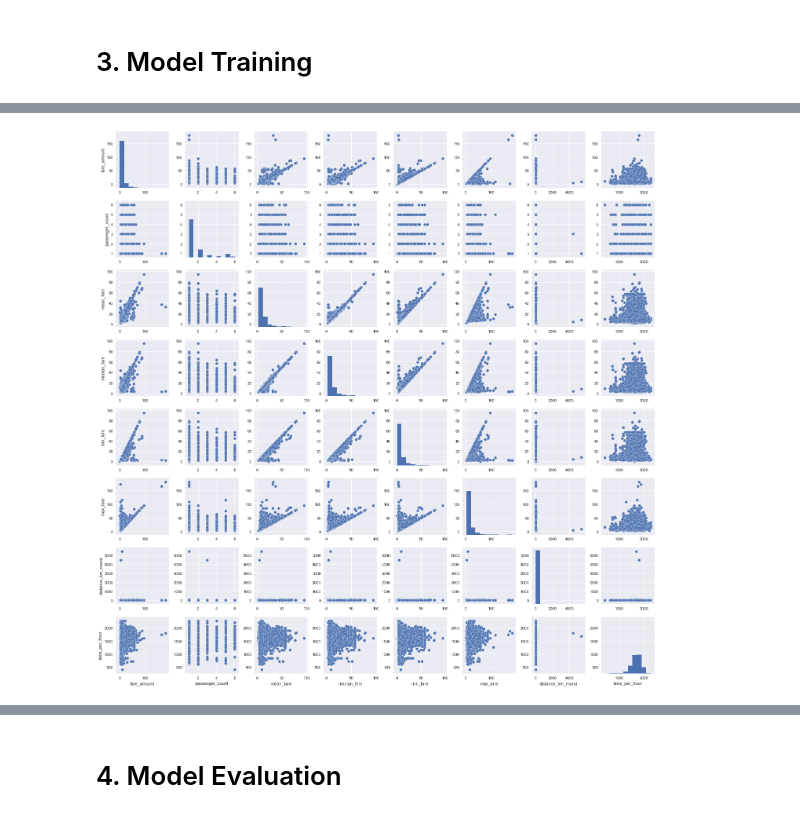
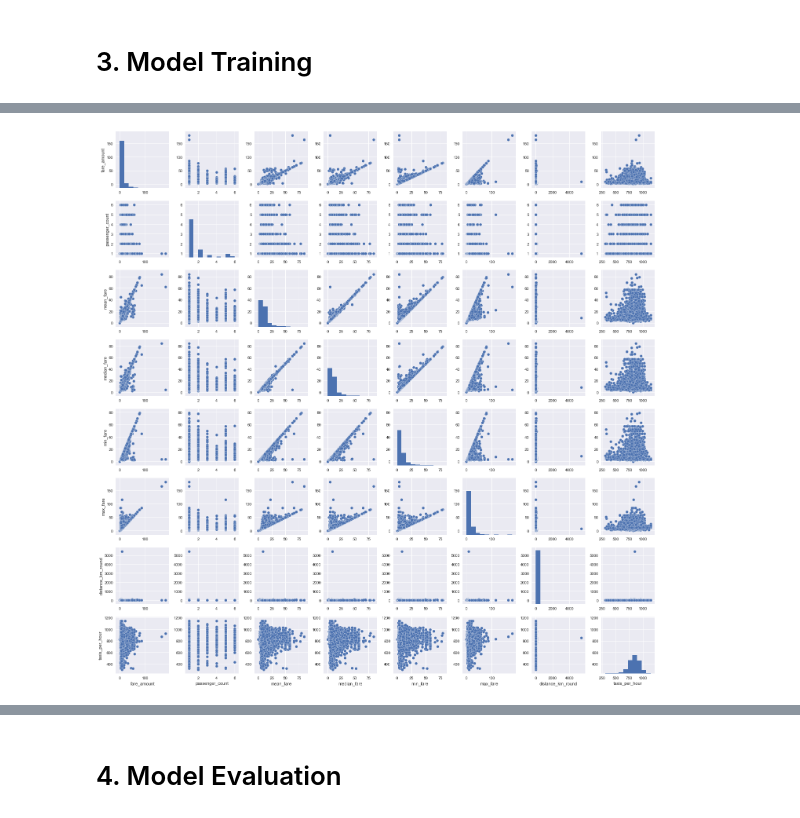
Before and after one commit to karlphillip/DataScience, a Jupyter notebook: Capstone Project3/2_regression.ipynb, the cells around one changed output, grey strips where cells are left out. Saved outputs shown, nothing was run; the diff lists cells and outputs as text; code cells hidden in the pictures.

```diff
--- a/Capstone Project3/2_regression.ipynb
+++ b/Capstone Project3/2_regression.ipynb
@@ -141,6 +170,6 @@ def add_distance(df):
 # %%
-# Add geographical feature
-def add_geo_feature(df):
+# Add geographical distance as feature
+def add_geo_diff(df):
     df['lon_diff'] = df['dropoff_longitude'] - df['pickup_longitude']
     df['lat_diff'] = df['dropoff_latitude']  - df['pickup_latitude']
     return df
@@ -170,15 +199,13 @@ def add_cost_per_km(df):
 # %%
 %%time
 
-# train_df = get_clean_dataframe(2000000) # loads 2M rows
-train_df = get_clean_dataframe(4000000) # loads 4M rows
+train_df = get_clean_dataframe(2000000) # loads 2M rows
+# train_df = get_clean_dataframe(4000000) # loads 4M rows
 
 train_df = add_calendar(train_df)
 train_df = add_distance(train_df)
-train_df = add_geo_feature(train_df)
+train_df = add_geo_diff(train_df)
 train_df = add_taxis_per_hour(train_df)
 train_df = add_fare_statistics(train_df)
 train_df = add_cost_per_km(train_df)
-
-train_df.info(memory_usage='deep')
 # %% [output]
@@ -201,0 +238,3 @@ Wall time: 11min 45s
+# %%
+train_df = add_geo_cluster(train_df)
+display(train_df.head())
@@ -202,9 +273,9 @@ Wall time: 11min 45s
 # %%
-train_subset = train_df[:10000]
+train_subset = train_df[:6000]
 sns.pairplot(train_subset, vars=['fare_amount','passenger_count','mean_fare','median_fare','min_fare','max_fare','distance_km_round','taxis_per_hour'])
 plt.show()
 # %% [output]
-[figure, old version]
+[figure, new version]
 # %%
 pd.set_option('float_format', '{:f}'.format) # prints the entire number instead of x + ye
 train_df.describe()
```
Also changed, not shown: parts of 18 cells of this notebook.
